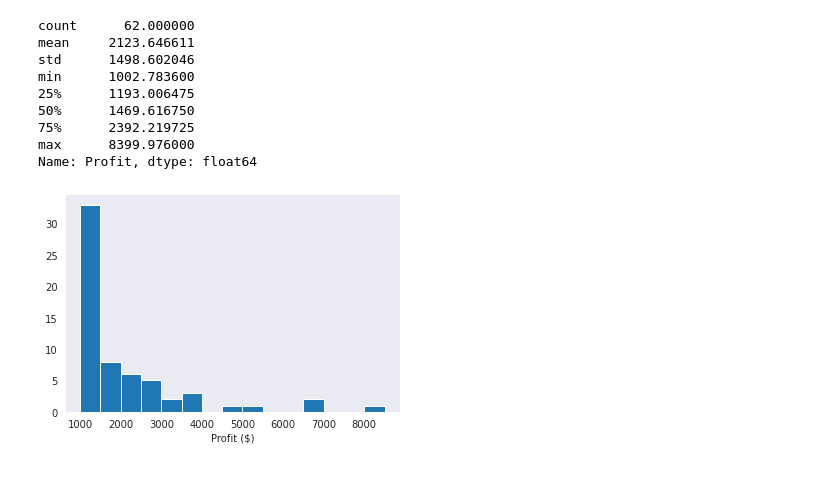
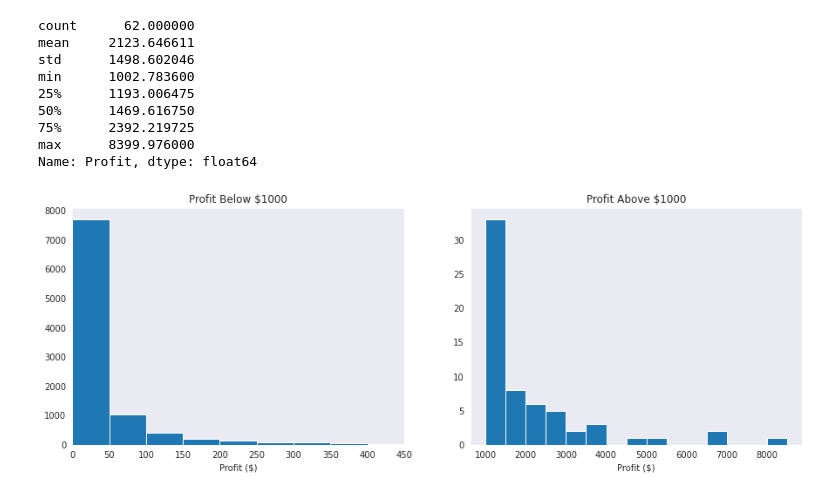
Before and after one commit to Dee-nDee/SuperStore_Data_Analysis, a Jupyter notebook: SuperStore.ipynb, the cells around one changed output. Cells and saved outputs as stored; diff of their text form; code cells hidden in the pictures.

Commit message:
feat: Combine Separate Profit Plots as Subplots

```diff
--- a/SuperStore.ipynb
+++ b/SuperStore.ipynb
@@ -796,10 +777,32 @@ bin_edges = np.arange(1000, samp_superstore.Profit.max() + 500, 500)
-# %%
-#revisualize
-plt.hist(data = greater_profit, x = "Profit", bins = bin_edges);
-
-#plt.xlim(0,100)
-plt.xlabel("Profit ($)")
-
-plt.grid(False);
-# %% [output]
-[figure, removed]
+# %%
+#set figure size for the plots
+plt.figure(figsize = (15, 5))
+
+
+#subplot for profit values below $1000
+plt.subplot(1, 2, 1)
+
+#create bin edges
+bin_edges1 = np.arange(0, 1000 + 50, 50)
+
+#visualize
+plt.hist(data = samp_superstore, x = "Profit", bins = bin_edges1);
+plt.xlim(0, 450)
+plt.xlabel("Profit ($)")
+plt.title("Profit Below $1000")
+plt.grid(False);
+
+
+#subplot for Profit values above $1000
+plt.subplot(1, 2, 2)
+
+#create bin edges
+bin_edges2 = np.arange(1000, samp_superstore.Profit.max() + 500, 500)
+
+#visualize
+plt.hist(data = greater_profit, x = "Profit", bins = bin_edges2);
+plt.xlabel("Profit ($)")
+plt.title("Profit Above $1000")
+plt.grid(False);
+# %% [output]
+[figure, added]
```
Also changed, not shown: parts of 9 cells of this notebook.
